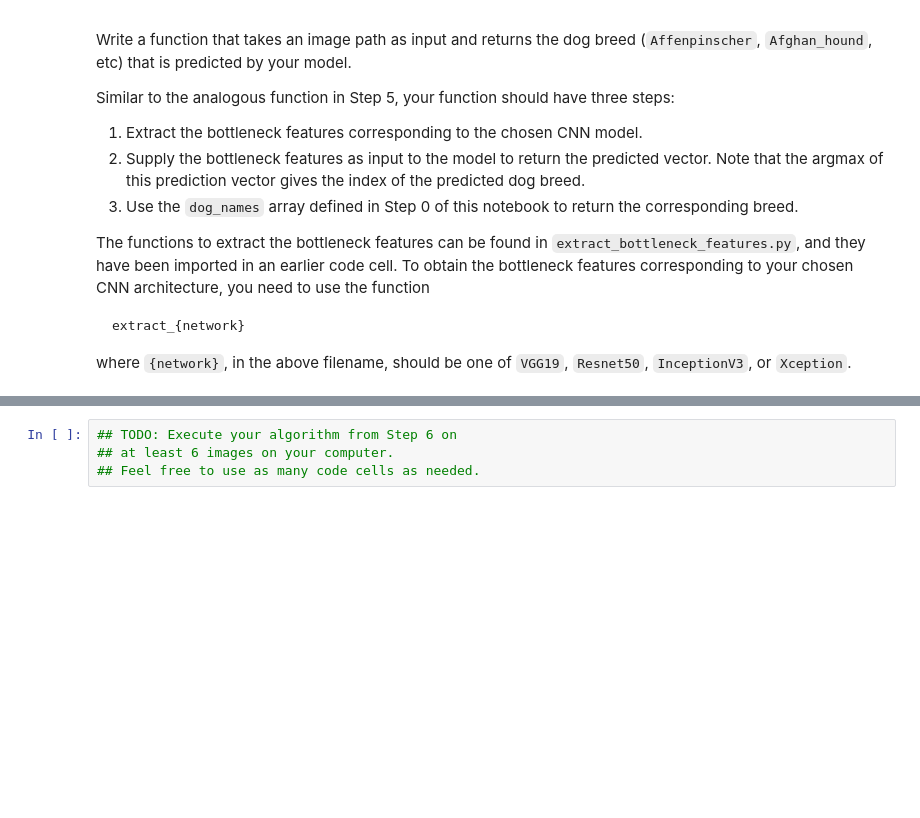
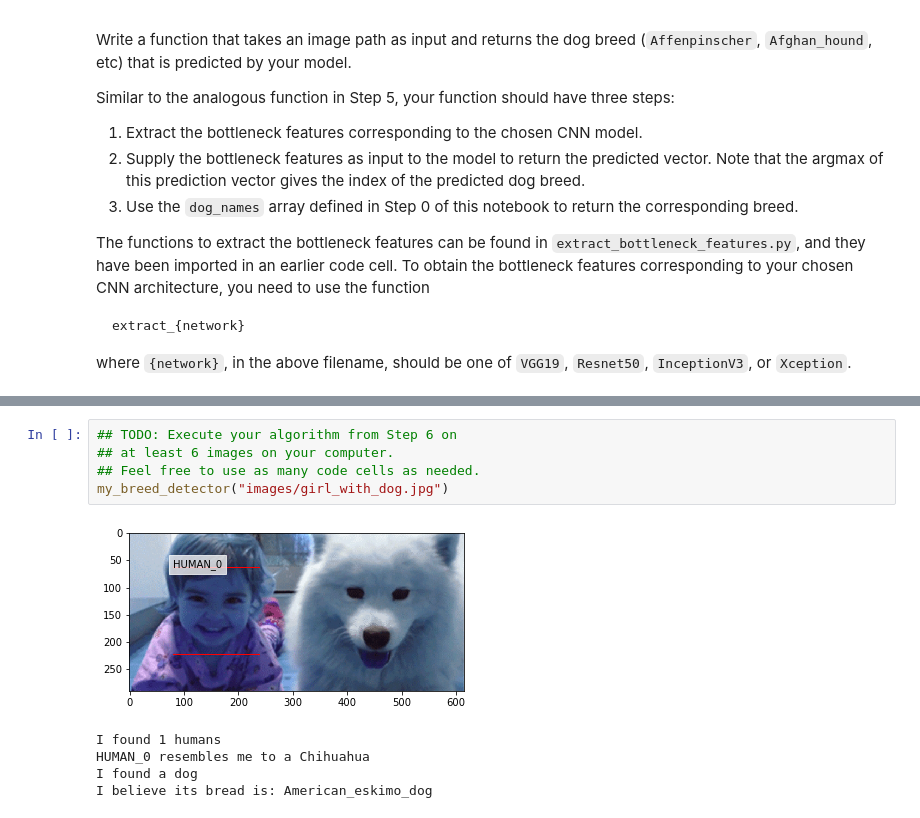
Before and after one commit to jganzabal/dog-project, a Jupyter notebook: dog_app.ipynb, the cells around one changed output, grey strips where cells are left out. Saved outputs shown, nothing was run; the diff lists cells and outputs as text; blank space fills up the shorter version.

```diff
--- a/dog_app.ipynb
+++ b/dog_app.ipynb
@@ -920,4 +914,11 @@ __Answer:__
 # %%
 ## TODO: Execute your algorithm from Step 6 on
 ## at least 6 images on your computer.
 ## Feel free to use as many code cells as needed.
+my_breed_detector("images/girl_with_dog.jpg")
+# %% [output]
+[figure, added]
+I found 1 humans
+HUMAN_0 resembles me to a Chihuahua
+I found a dog
+I believe its bread is: American_eskimo_dog
```
Also changed, not shown: parts of 6 cells of this notebook, 2 other files.
